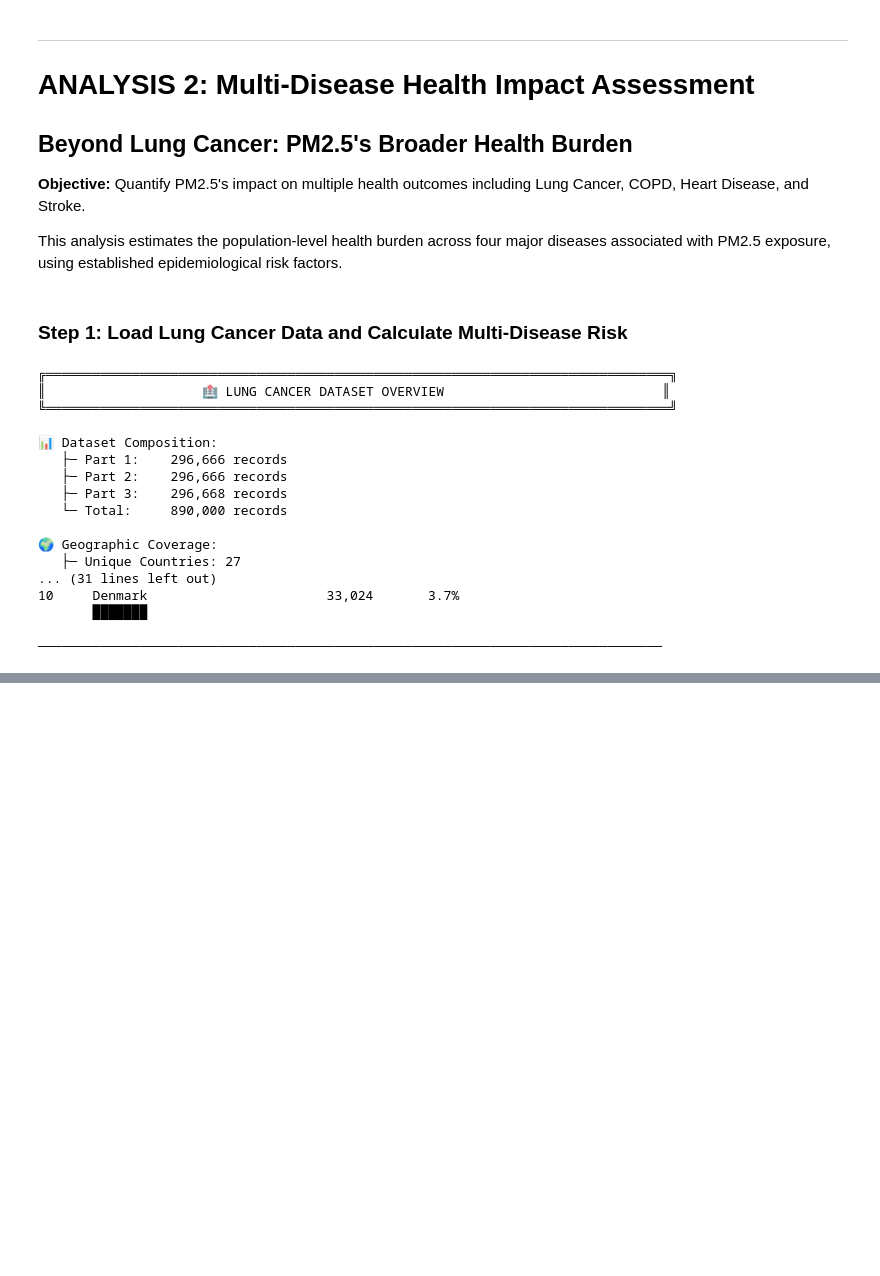
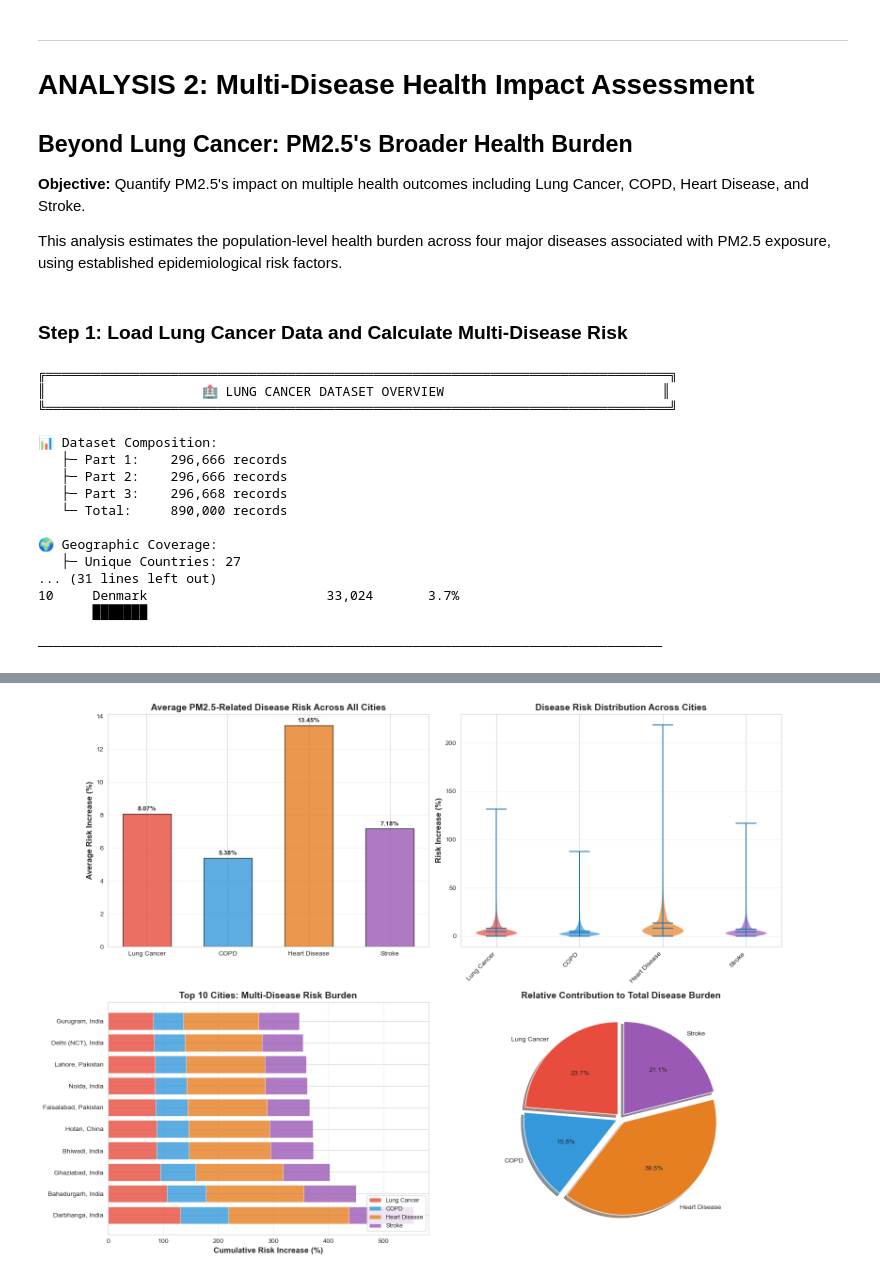
Before and after one commit to Sanaullah-Turab/global-lung-cancer-analysis, a Jupyter notebook: notebooks/LungCancer-Analysis.ipynb, the cells around one changed output, grey strips where cells are left out. Drawn from its saved outputs; the diff is of its cells as text; code cells hidden in the pictures; blank space fills up the shorter version.

Commit message:
Add visualizations for multi-disease PM2.5 risk: bar, violin, stacked bar, pie charts, and summary

```diff
--- a/notebooks/LungCancer-Analysis.ipynb
+++ b/notebooks/LungCancer-Analysis.ipynb
@@ -907,0 +910,84 @@ Rank   City                 Country       PM2.5     Lung C.   COPD      Heart D.
+# %%
+# Disease burden comparison visualizations
+fig, axes = plt.subplots(2, 2, figsize=(16, 12))
+
+# 1. Average disease risk comparison (Bar chart)
+diseases = list(disease_risk_factors.keys())
+avg_risks = [multi_disease_risk[f'{disease}_risk_%'].mean() for disease in diseases]
+colors_disease = ['#e74c3c', '#3498db', '#e67e22', '#9b59b6']
+
+bars = axes[0, 0].bar(diseases, avg_risks, color=colors_disease, alpha=0.8, edgecolor='black', width=0.6)
+axes[0, 0].set_ylabel('Average Risk Increase (%)', fontsize=12, fontweight='bold')
+axes[0, 0].set_title('Average PM2.5-Related Disease Risk Across All Cities', fontsize=14, fontweight='bold')
+axes[0, 0].grid(axis='y', alpha=0.3)
+for bar, val in zip(bars, avg_risks):
+    axes[0, 0].text(bar.get_x() + bar.get_width()/2, bar.get_height() + 0.1,
+                    f'{val:.2f}%', ha='center', va='bottom', fontweight='bold', fontsize=10)
+
+# 2. Disease risk distribution (Violin plot)
+risk_data_diseases = [multi_disease_risk[f'{disease}_risk_%'].values for disease in diseases]
+parts = axes[0, 1].violinplot(risk_data_diseases, positions=range(len(diseases)),
+                               showmeans=True, showmedians=True)
+for pc, color in zip(parts['bodies'], colors_disease):
+    pc.set_facecolor(color)
+    pc.set_alpha(0.7)
+axes[0, 1].set_xticks(range(len(diseases)))
+axes[0, 1].set_xticklabels(diseases, rotation=45, ha='right')
+axes[0, 1].set_ylabel('Risk Increase (%)', fontsize=12, fontweight='bold')
+axes[0, 1].set_title('Disease Risk Distribution Across Cities', fontsize=14, fontweight='bold')
+axes[0, 1].grid(axis='y', alpha=0.3)
+
+# 3. Top 10 cities - stacked bar chart by disease
+top_10_multi = multi_disease_risk.nlargest(10, 'total_health_risk_%')
+city_labels_multi = [f"{row['city']}, {row['country']}" for _, row in top_10_multi.iterrows()]
+bottom = np.zeros(len(top_10_multi))
+
+for idx, disease in enumerate(diseases):
+    values = top_10_multi[f'{disease}_risk_%'].values
+    axes[1, 0].barh(city_labels_multi, values, left=bottom, label=disease,
+                    color=colors_disease[idx], alpha=0.8, edgecolor='white', linewidth=0.5)
+    bottom += values
+
+axes[1, 0].set_xlabel('Cumulative Risk Increase (%)', fontsize=12, fontweight='bold')
+axes[1, 0].set_title('Top 10 Cities: Multi-Disease Risk Burden', fontsize=14, fontweight='bold')
+axes[1, 0].legend(loc='lower right', fontsize=9)
+axes[1, 0].grid(axis='x', alpha=0.3)
+
+# 4. Risk contribution by disease (Pie chart)
+total_burden = {disease: multi_disease_risk[f'{disease}_risk_%'].sum() for disease in diseases}
+axes[1, 1].pie(total_burden.values(), labels=total_burden.keys(), autopct='%1.1f%%',
+               colors=colors_disease, startangle=90, explode=(0.05, 0.05, 0.05, 0.05), shadow=True)
+axes[1, 1].set_title('Relative Contribution to Total Disease Burden', fontsize=14, fontweight='bold')
+
+plt.tight_layout()
+plt.show()
+
+print("\n" + "╔" + "═"*80 + "╗")
+print("║" + " "*23 + "📊 DISEASE BURDEN SUMMARY" + " "*30 + "║")
+print("╚" + "═"*80 + "╝\n")
+
+total_sum = sum(total_burden.values())
+print(f"💊 Total Combined Disease Burden: {total_sum:,.2f}%\n")
+
+print("─"*80)
+print("INDIVIDUAL DISEASE CONTRIBUTIONS")
+print("─"*80 + "\n")
+
+disease_icons = {'Lung Cancer': '🫁', 'COPD': '😷', 'Heart Disease': '❤️', 'Stroke': '🧠'}
+
+for disease, burden in total_burden.items():
+    contribution = (burden / total_sum) * 100
+    icon = disease_icons[disease]
+
+    print(f"{icon} {disease:<15}")
+    print(f"   ├─ Total Burden: {burden:>12,.2f}%")
+    print(f"   └─ Contribution: {contribution:>12.1f}% of total")
+
+    # Visual representation
+    bar_length = int(contribution / 2)
+    bar = '█' * bar_length + '░' * (50 - bar_length)
+    print(f"   {bar} {contribution:.1f}%\n")
+
+print("─"*80 + "\n")
+# %% [output]
+[figure, added]
```
Also changed, not shown: parts of 4 cells of this notebook.
